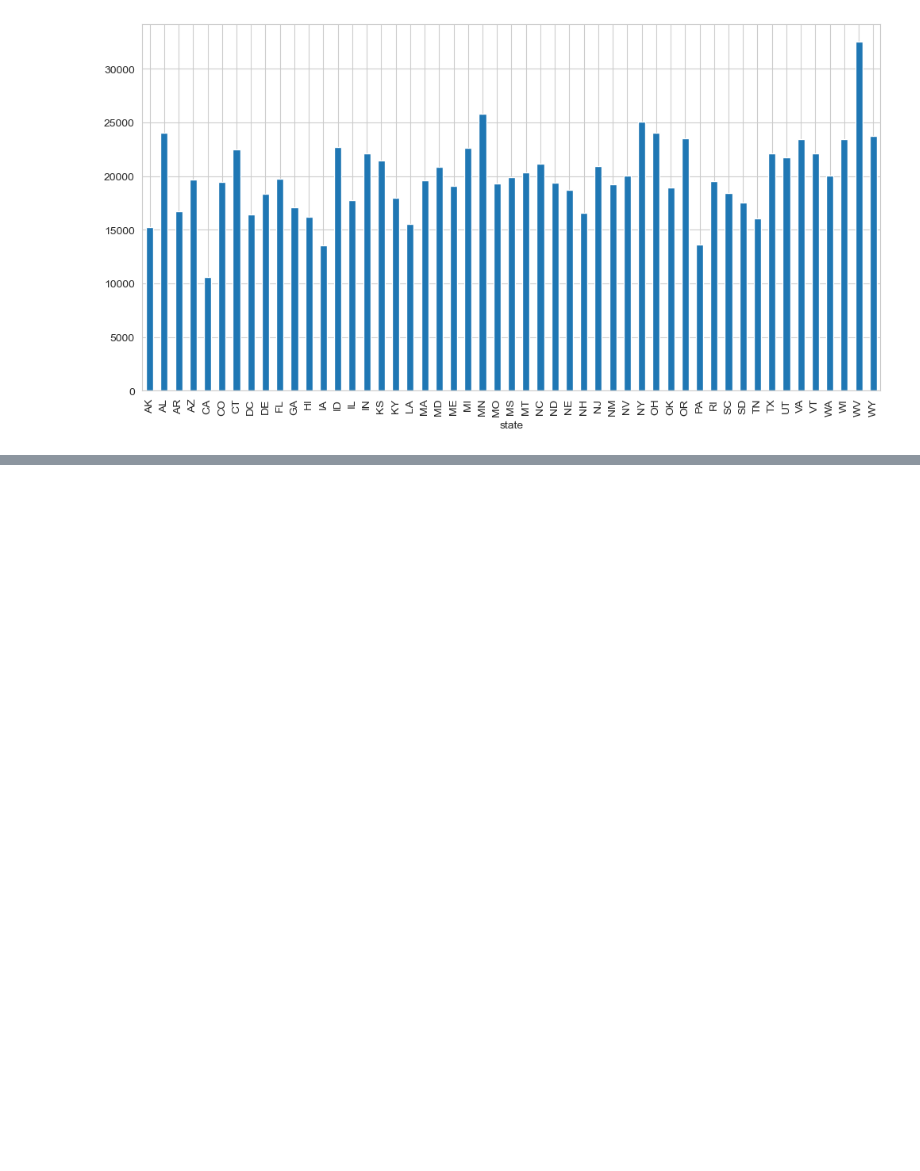
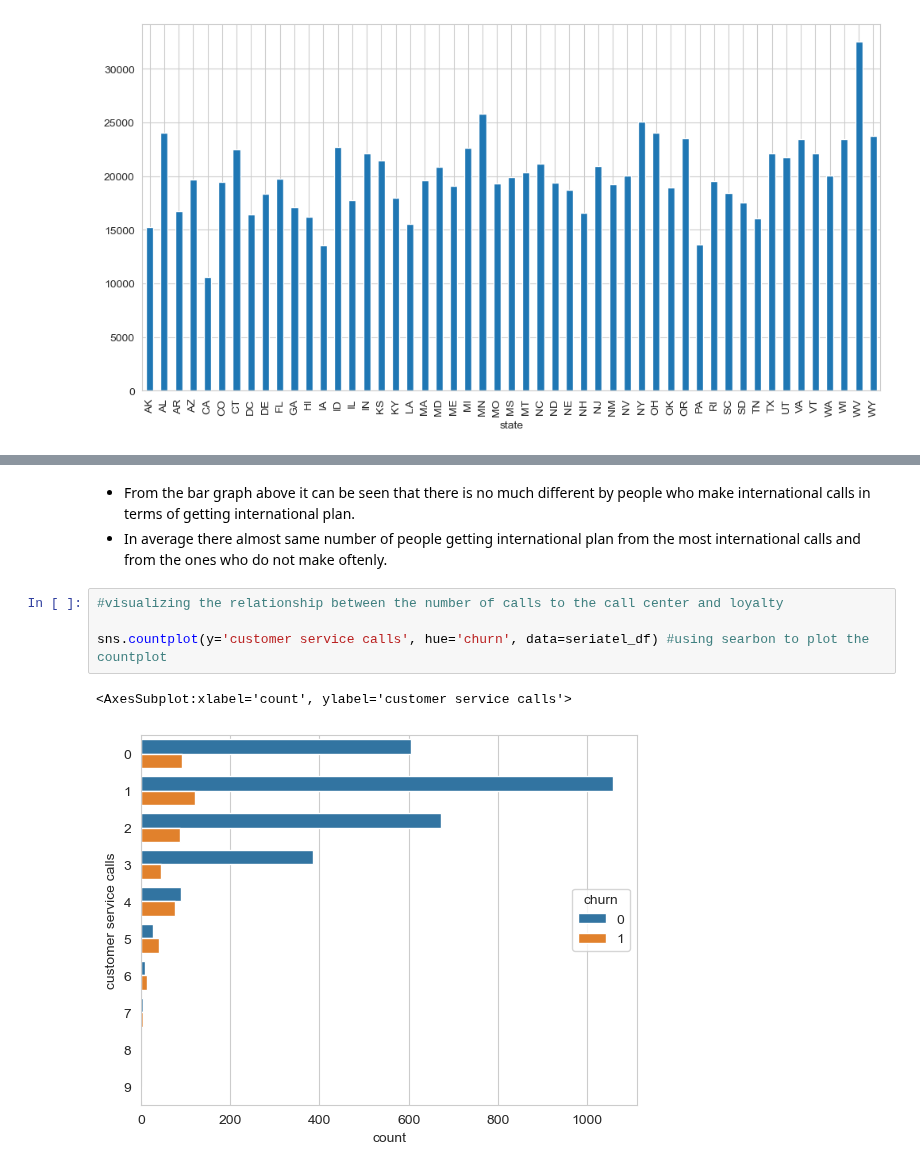
Before and after one commit to nelkemboi/dsc-phase-3-project-v2-3, a Jupyter notebook: customerchurn.ipynb, the cells around one changed output, grey strips where cells are left out. Cells and saved outputs as stored; diff of their text form; blank space fills up the shorter version.

```diff
--- a/customerchurn.ipynb
+++ b/customerchurn.ipynb
@@ -185,0 +239,10 @@ plt.show()
+# %% [markdown]
+* From the bar graph above it can be seen that there is no much different by people who make international calls in terms of getting international plan.
+* In average there almost same number of people getting international plan from the most international calls and from the ones who do not make oftenly.
+# %%
+#visualizing the relationship between the number of calls to the call center and loyalty
+
+sns.countplot(y='customer service calls', hue='churn', data=seriatel_df) #using searbon to plot the countplot
+# %% [output]
+<AxesSubplot:xlabel='count', ylabel='customer service calls'>
+[figure, added]
```
Also changed, not shown: parts of 12 cells of this notebook.
